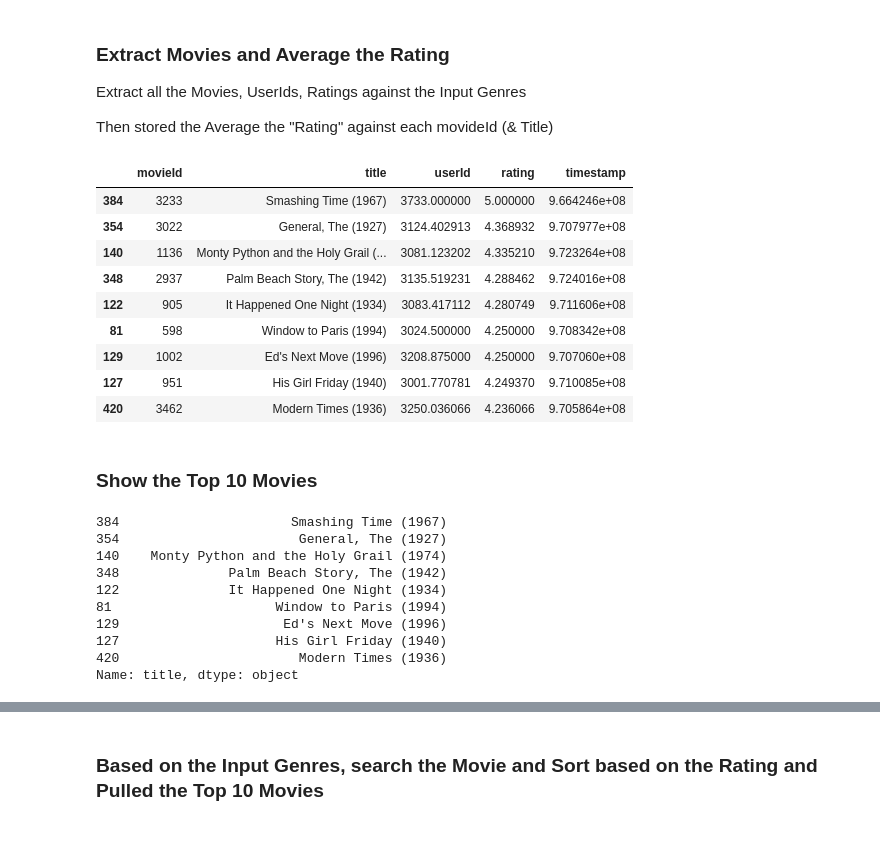
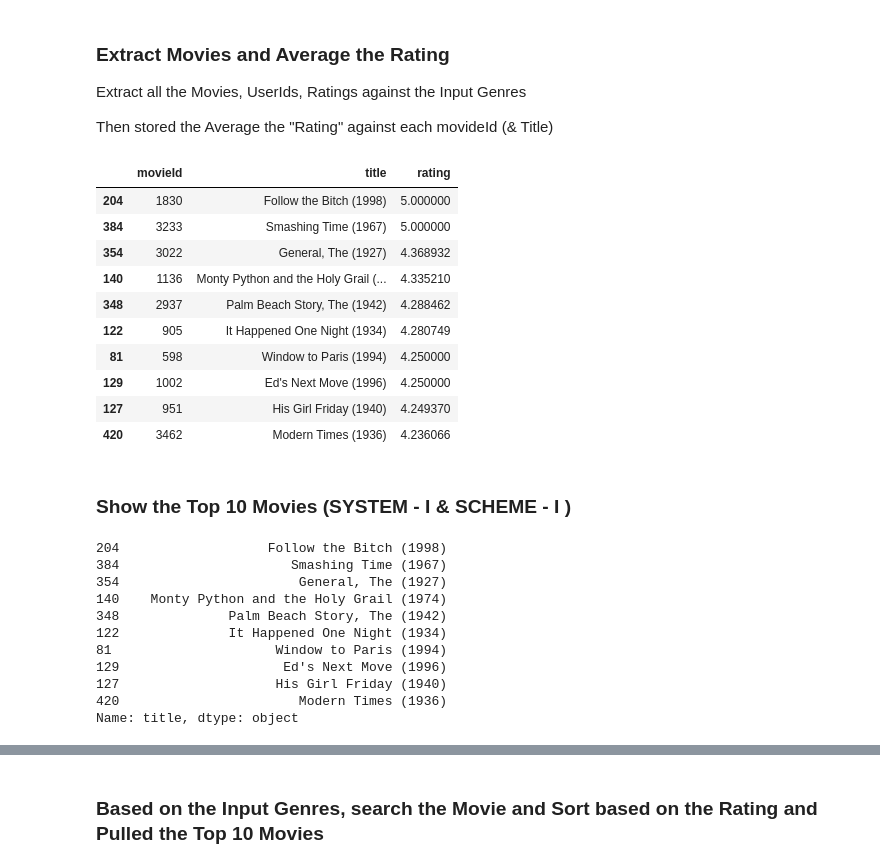
Before and after one commit to Sushanta77/Illinois, a Jupyter notebook: CS598 Practical Statistical Learning/Project/Project 4/Code/Movielense Data - Recommender System.ipynb, the cells around one changed output, grey strips where cells are left out. Cells and saved outputs as stored; diff of their text form; code cells hidden in the pictures; blank space fills up the shorter version.

```diff
--- a/CS598 Practical Statistical Learning/Project/Project 4/Code/Movielense Data - Recommender System.ipynb
+++ b/CS598 Practical Statistical Learning/Project/Project 4/Code/Movielense Data - Recommender System.ipynb
@@ -78,25 +76,27 @@ Extract all the Movies, UserIds, Ratings against the Input Genres
 Then stored the Average the "Rating" against each movideId (& Title)
 # %%
 df_movies_ratings_genres = df_movies_ratings[df_movies_ratings['genres'] == 'Comedy']
-df_movies_ratings_genres_grouped = df_movies_ratings_genres.groupby(['movieId','title']).mean().reset_index()
-df_movies_ratings_genres_grouped_Top_10 = df_movies_ratings_genres_grouped.sort_values(['rating'],ascending=False)[1:10]
-df_movies_ratings_genres_grouped_Top_10
+df_movies_ratings_genres_grouped_by_rating = df_movies_ratings_genres.groupby(['movieId','title']).mean().reset_index()
+df_movies_ratings_genres_grouped_Top_10 = df_movies_ratings_genres_grouped_by_rating.sort_values(['rating'],ascending=False).head(10)
+df_movies_ratings_genres_grouped_Top_10[['movieId','title','rating']]
 # %% [output]
-|  | movieId | title | userId | rating | timestamp |
-| 384 | 3233 | Smashing Time (1967) | 3733.000000 | 5.000000 | 9.664246e+08 |
-| 354 | 3022 | General, The (1927) | 3124.402913 | 4.368932 | 9.707977e+08 |
-| 140 | 1136 | Monty Python and the Holy Grail (... | 3081.123202 | 4.335210 | 9.723264e+08 |
-| 348 | 2937 | Palm Beach Story, The (1942) | 3135.519231 | 4.288462 | 9.724016e+08 |
-| 122 | 905 | It Happened One Night (1934) | 3083.417112 | 4.280749 | 9.711606e+08 |
-| 81 | 598 | Window to Paris (1994) | 3024.500000 | 4.250000 | 9.708342e+08 |
-| 129 | 1002 | Ed's Next Move (1996) | 3208.875000 | 4.250000 | 9.707060e+08 |
-| 127 | 951 | His Girl Friday (1940) | 3001.770781 | 4.249370 | 9.710085e+08 |
-| 420 | 3462 | Modern Times (1936) | 3250.036066 | 4.236066 | 9.705864e+08 |
+|  | movieId | title | rating |
+| 204 | 1830 | Follow the Bitch (1998) | 5.000000 |
+| 384 | 3233 | Smashing Time (1967) | 5.000000 |
+| 354 | 3022 | General, The (1927) | 4.368932 |
+| 140 | 1136 | Monty Python and the Holy Grail (... | 4.335210 |
+| 348 | 2937 | Palm Beach Story, The (1942) | 4.288462 |
+| 122 | 905 | It Happened One Night (1934) | 4.280749 |
+| 81 | 598 | Window to Paris (1994) | 4.250000 |
+| 129 | 1002 | Ed's Next Move (1996) | 4.250000 |
+| 127 | 951 | His Girl Friday (1940) | 4.249370 |
+| 420 | 3462 | Modern Times (1936) | 4.236066 |
 # %% [markdown]
-### Show the Top 10 Movies
+### Show the Top 10 Movies (SYSTEM - I & SCHEME - I )
 # %%
 df_movies_ratings_genres_grouped_Top_10['title']
 # %% [output]
+204                   Follow the Bitch (1998)
 384                      Smashing Time (1967)
 354                       General, The (1927)
 140    Monty Python and the Holy Grail (1974)
```
Also changed, not shown: parts of 10 cells of this notebook.
